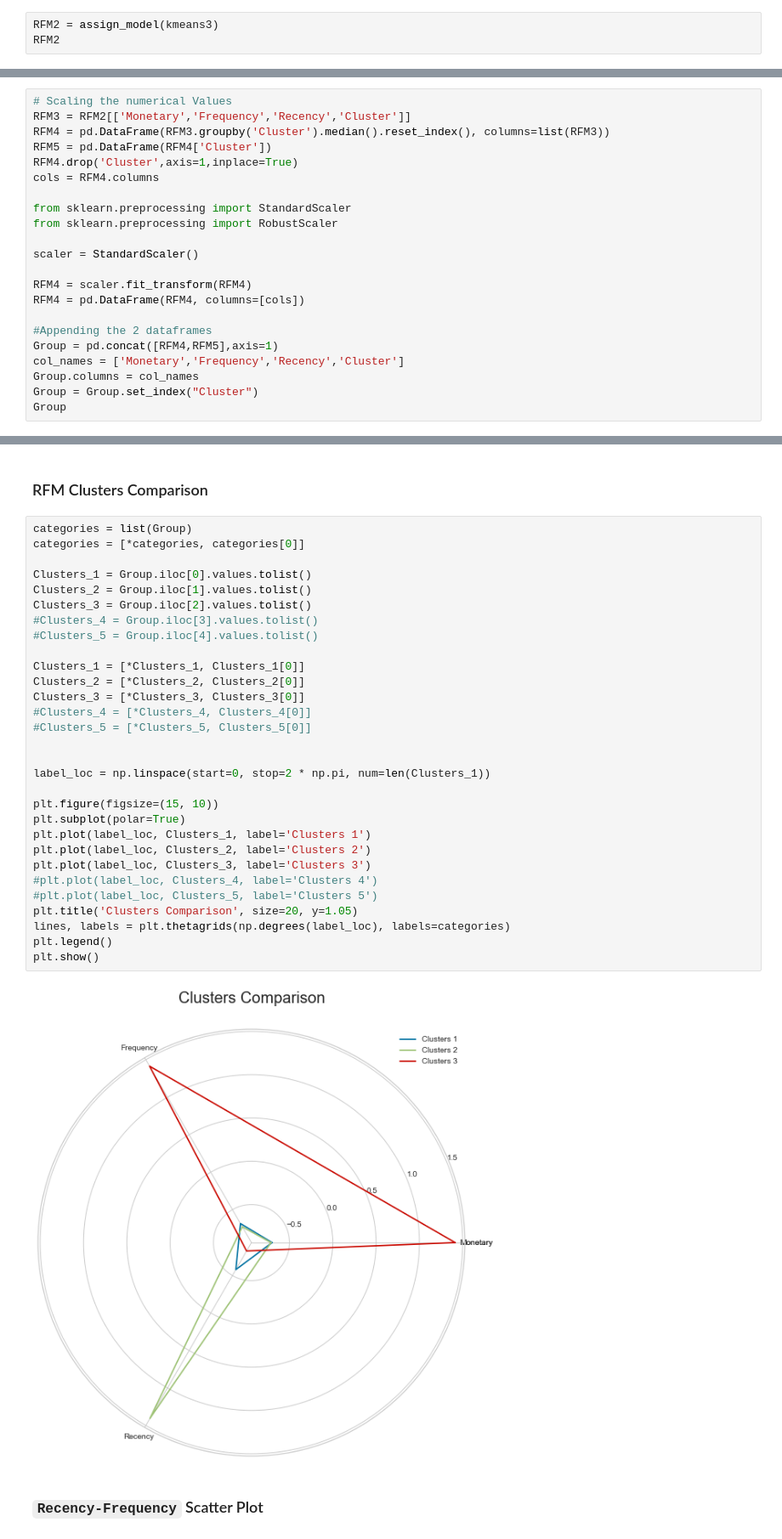
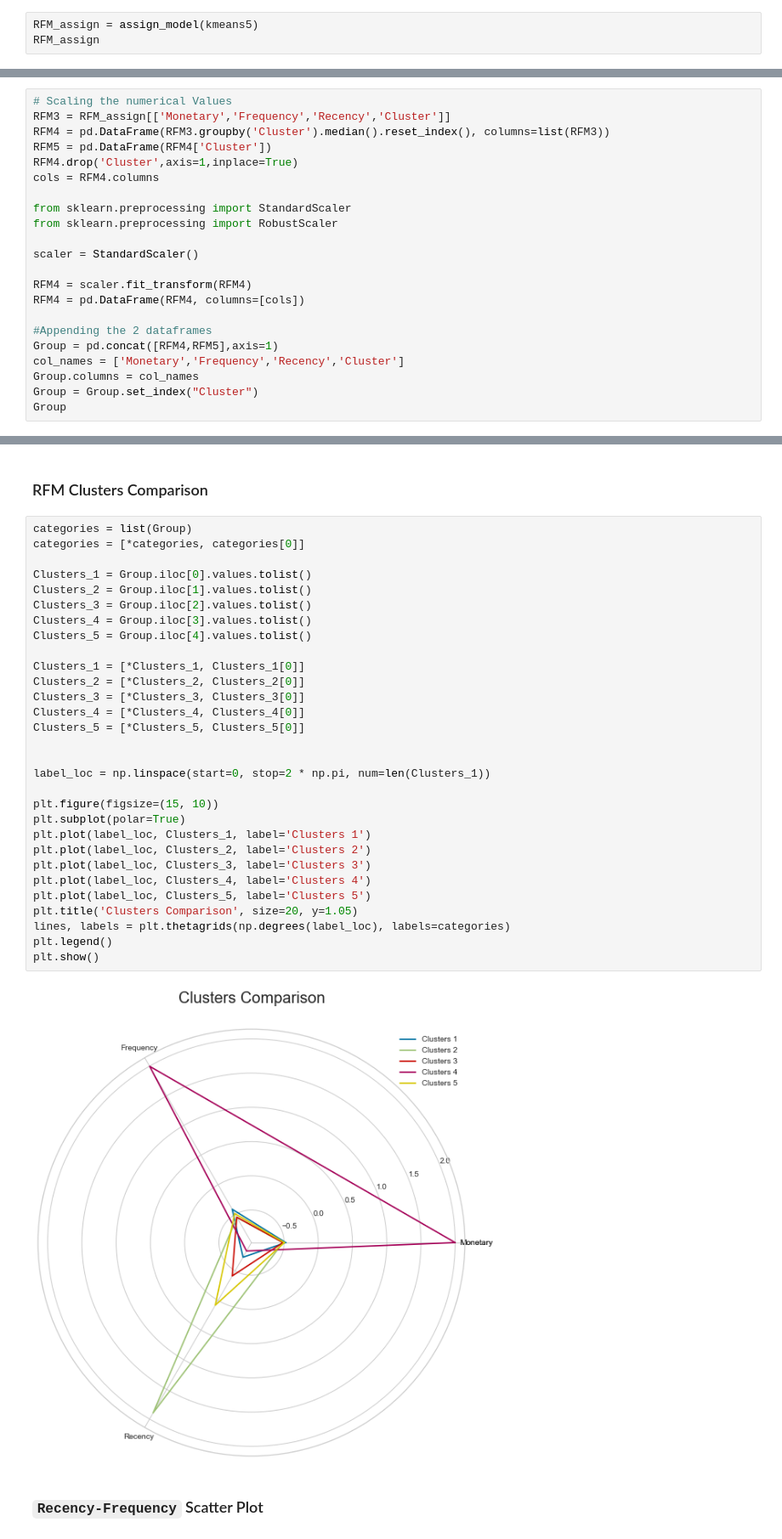
Before and after one commit to ELSady/Online-Retail-Customer-RFM-Analysis, a Jupyter notebook: Online Retail Customer RFM Analysis .ipynb, the cells around one changed output, grey strips where cells are left out. Shown at 85% size. Drawn from its saved outputs; the diff is of its cells as text.

```diff
--- a/Online Retail Customer RFM Analysis .ipynb
+++ b/Online Retail Customer RFM Analysis .ipynb
@@ -479,6 +625,6 @@ plot_model(kmeans3)
 # %% [markdown]
 ### Assigning Model to Dataset
 # %%
-RFM2 = assign_model(kmeans3)
-RFM2
+RFM_assign = assign_model(kmeans5)
+RFM_assign
 # %% [output]
@@ -520,7 +664,7 @@ interactive(children=(ToggleButtons(description='Plot Type:', icons=('',), optio
 ### Customer RFM Analysis with Radar Plot
 # %%
 # Scaling the numerical Values
-RFM3 = RFM2[['Monetary','Frequency','Recency','Cluster']]
+RFM3 = RFM_assign[['Monetary','Frequency','Recency','Cluster']]
 RFM4 = pd.DataFrame(RFM3.groupby('Cluster').median().reset_index(), columns=list(RFM3))
 RFM5 = pd.DataFrame(RFM4['Cluster'])
 RFM4.drop('Cluster',axis=1,inplace=True)
@@ -551,35 +697,35 @@ Group
 # %%
 categories = list(Group)
 categories = [*categories, categories[0]]
 
 Clusters_1 = Group.iloc[0].values.tolist()
 Clusters_2 = Group.iloc[1].values.tolist()
 Clusters_3 = Group.iloc[2].values.tolist()
-#Clusters_4 = Group.iloc[3].values.tolist()
-#Clusters_5 = Group.iloc[4].values.tolist()
+Clusters_4 = Group.iloc[3].values.tolist()
+Clusters_5 = Group.iloc[4].values.tolist()
 
 Clusters_1 = [*Clusters_1, Clusters_1[0]]
 Clusters_2 = [*Clusters_2, Clusters_2[0]]
 Clusters_3 = [*Clusters_3, Clusters_3[0]]
-#Clusters_4 = [*Clusters_4, Clusters_4[0]]
-#Clusters_5 = [*Clusters_5, Clusters_5[0]]
+Clusters_4 = [*Clusters_4, Clusters_4[0]]
+Clusters_5 = [*Clusters_5, Clusters_5[0]]
 
 
 label_loc = np.linspace(start=0, stop=2 * np.pi, num=len(Clusters_1))
 
 plt.figure(figsize=(15, 10))
 plt.subplot(polar=True)
 plt.plot(label_loc, Clusters_1, label='Clusters 1')
 plt.plot(label_loc, Clusters_2, label='Clusters 2')
 plt.plot(label_loc, Clusters_3, label='Clusters 3')
-#plt.plot(label_loc, Clusters_4, label='Clusters 4')
-#plt.plot(label_loc, Clusters_5, label='Clusters 5')
+plt.plot(label_loc, Clusters_4, label='Clusters 4')
+plt.plot(label_loc, Clusters_5, label='Clusters 5')
 plt.title('Clusters Comparison', size=20, y=1.05)
 lines, labels = plt.thetagrids(np.degrees(label_loc), labels=categories)
 plt.legend()
 plt.show()
 # %% [output]
-[figure, old version]
+[figure, new version]
 # %% [markdown]
 ### `Recency-Frequency` Scatter Plot
 # %%
```
Also changed, not shown: parts of 36 cells of this notebook.
